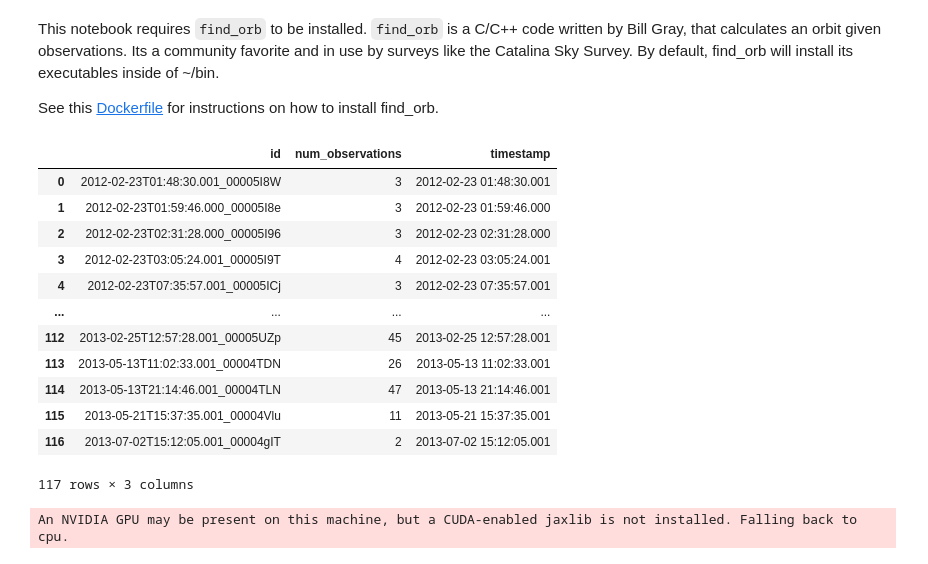
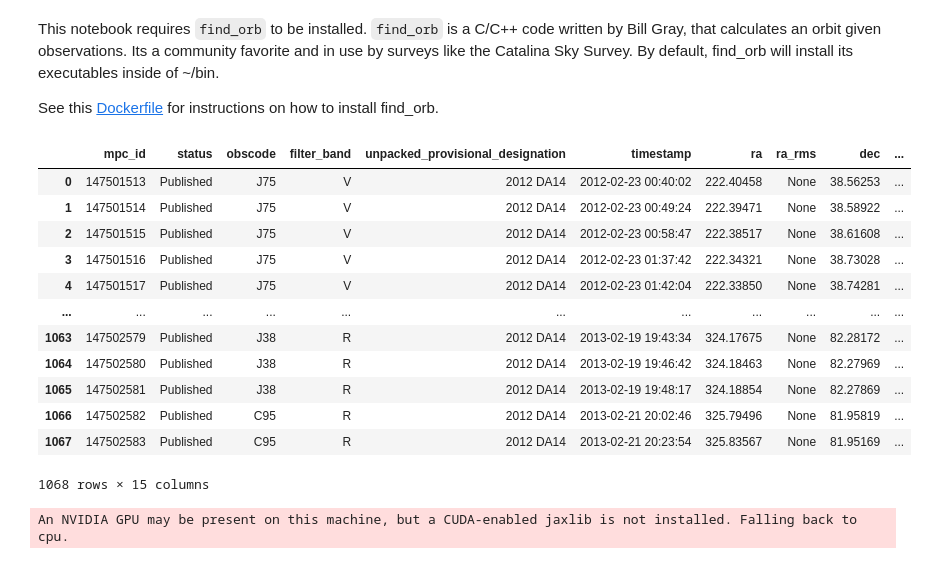
Before and after one commit to moeyensj/experimental_notebooks, a Jupyter notebook: openspace_uncertainty/orbit_fitting.ipynb, the cells around one changed output. Drawn from its saved outputs; the diff is of its cells as text; code cells hidden in the pictures.

```diff
--- a/openspace_uncertainty/orbit_fitting.ipynb
+++ b/openspace_uncertainty/orbit_fitting.ipynb
@@ -16,30 +19,49 @@ object_id = "2012 DA14"
 # Query for this object's observations and its submission history
 # We will use the submission history to determine the order in which
 # observations for this object were found and submitted to the MPC
-observations = client.get_object_observations(object_id)
-submissions = client.get_object_submissions(object_id)
 
-observations = observations_to_dataframe(list(observations))
-observations.sort_values(by="timestamp", inplace=True, ignore_index=True)
+out_dir = os.path.join("mpc_data", object_id)
+if not os.path.exists(out_dir):
+    os.makedirs(out_dir)
 
-submissions = submissions_to_dataframe(list(submissions))
-submissions.sort_values(by="timestamp", inplace=True, ignore_index=True)
+observations_file = os.path.join(out_dir, "observations.parquet")
+submissions_file = os.path.join(out_dir, "submissions.parquet")
+
+if not os.path.exists(observations_file):
+    observations = client.get_object_observations(object_id)
+    observations = observations_to_dataframe(list(observations))
+    observations.sort_values(by="timestamp", inplace=True, ignore_index=True)
+    observations.to_parquet(observations_file)
+else:
+    observations = pd.read_parquet(observations_file)
+
+try:
+    if not os.path.exists(submissions_file):
+        submissions = client.get_object_submissions(object_id)
+        submissions = submissions_to_dataframe(list(submissions))
+        submissions.sort_values(by="timestamp", inplace=True, ignore_index=True)
+        submissions.to_parquet(submissions_file)
+    else:
+        submissions = pd.read_parquet(submissions_file)
+except Exception as e:
+    print(f"Failed to get submissions: {e}")
+    submissions = None
-# %%
-submissions
-# %% [output]
-|  | id | num_observations | timestamp |
-| 0 | 2012-02-23T01:48:30.001_00005I8W | 3 | 2012-02-23 01:48:30.001 |
-| 1 | 2012-02-23T01:59:46.000_00005I8e | 3 | 2012-02-23 01:59:46.000 |
-| 2 | 2012-02-23T02:31:28.000_00005I96 | 3 | 2012-02-23 02:31:28.000 |
-| 3 | 2012-02-23T03:05:24.001_00005I9T | 4 | 2012-02-23 03:05:24.001 |
-| 4 | 2012-02-23T07:35:57.001_00005ICj | 3 | 2012-02-23 07:35:57.001 |
-| ... | ... | ... | ... |
-| 112 | 2013-02-25T12:57:28.001_00005UZp | 45 | 2013-02-25 12:57:28.001 |
-| 113 | 2013-05-13T11:02:33.001_00004TDN | 26 | 2013-05-13 11:02:33.001 |
-| 114 | 2013-05-13T21:14:46.001_00004TLN | 47 | 2013-05-13 21:14:46.001 |
-| 115 | 2013-05-21T15:37:35.001_00004Vlu | 11 | 2013-05-21 15:37:35.001 |
-| 116 | 2013-07-02T15:12:05.001_00004gIT | 2 | 2013-07-02 15:12:05.001 |
-117 rows × 3 columns
+# %%
+observations
+# %% [output]
+|  | mpc_id | status | obscode | filter_band | unpacked_provisional_designation | timestamp | ra | ra_rms | dec | ... |
+| 0 | 147501513 | Published | J75 | V | 2012 DA14 | 2012-02-23 00:40:02 | 222.40458 | None | 38.56253 | ... |
+| 1 | 147501514 | Published | J75 | V | 2012 DA14 | 2012-02-23 00:49:24 | 222.39471 | None | 38.58922 | ... |
+| 2 | 147501515 | Published | J75 | V | 2012 DA14 | 2012-02-23 00:58:47 | 222.38517 | None | 38.61608 | ... |
+| 3 | 147501516 | Published | J75 | V | 2012 DA14 | 2012-02-23 01:37:42 | 222.34321 | None | 38.73028 | ... |
+| 4 | 147501517 | Published | J75 | V | 2012 DA14 | 2012-02-23 01:42:04 | 222.33850 | None | 38.74281 | ... |
+| ... | ... | ... | ... | ... | ... | ... | ... | ... | ... | ... |
+| 1063 | 147502579 | Published | J38 | R | 2012 DA14 | 2013-02-19 19:43:34 | 324.17675 | None | 82.28172 | ... |
+| 1064 | 147502580 | Published | J38 | R | 2012 DA14 | 2013-02-19 19:46:42 | 324.18463 | None | 82.27969 | ... |
+| 1065 | 147502581 | Published | J38 | R | 2012 DA14 | 2013-02-19 19:48:17 | 324.18854 | None | 82.27869 | ... |
+| 1066 | 147502582 | Published | C95 | R | 2012 DA14 | 2013-02-21 20:02:46 | 325.79496 | None | 81.95819 | ... |
+| 1067 | 147502583 | Published | C95 | R | 2012 DA14 | 2013-02-21 20:23:54 | 325.83567 | None | 81.95169 | ... |
+1068 rows × 15 columns
 # %%
 import subprocess
 import os
```
Also changed, not shown: parts of 4 cells of this notebook, 4 other files.
